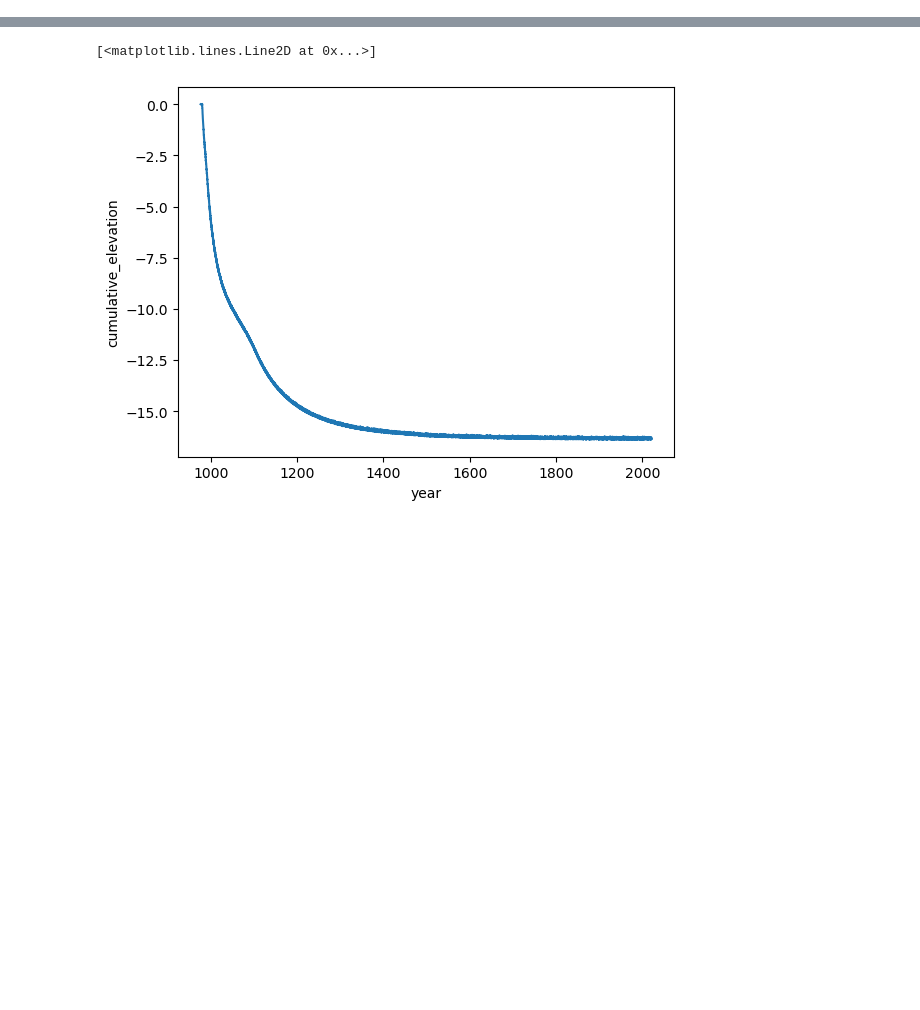
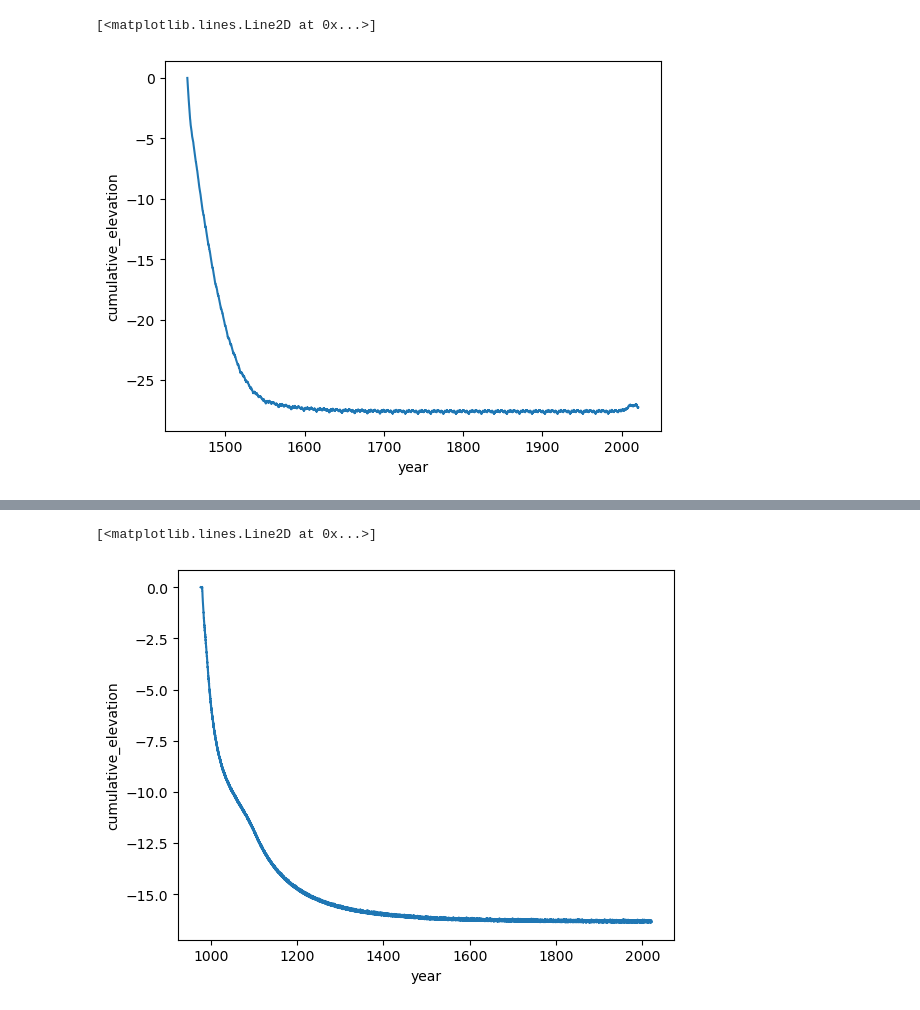
Before and after one commit to Jez-Carter/CommunityFirnModel, a Jupyter notebook: SpinUp_Sensitivity_Example/scripts/Examining Output.ipynb, the cells around one changed output, grey strips where cells are left out. Saved outputs shown, nothing was run; the diff lists cells and outputs as text; code cells hidden in the pictures; blank space fills up the shorter version.

```diff
--- a/SpinUp_Sensitivity_Example/scripts/Examining Output.ipynb
+++ b/SpinUp_Sensitivity_Example/scripts/Examining Output.ipynb
@@ -2,0 +26,6 @@ import matplotlib.pyplot as plt
+# %%
+### Rain & Melt On, Sublim Off + More Melt
+ds['cumulative_elevation'].plot.line(x='year')
+# %% [output]
+[<matplotlib.lines.Line2D at 0x...>]
+[figure, added]
```
Also changed, not shown: parts of 20 cells of this notebook, 6 other files.
